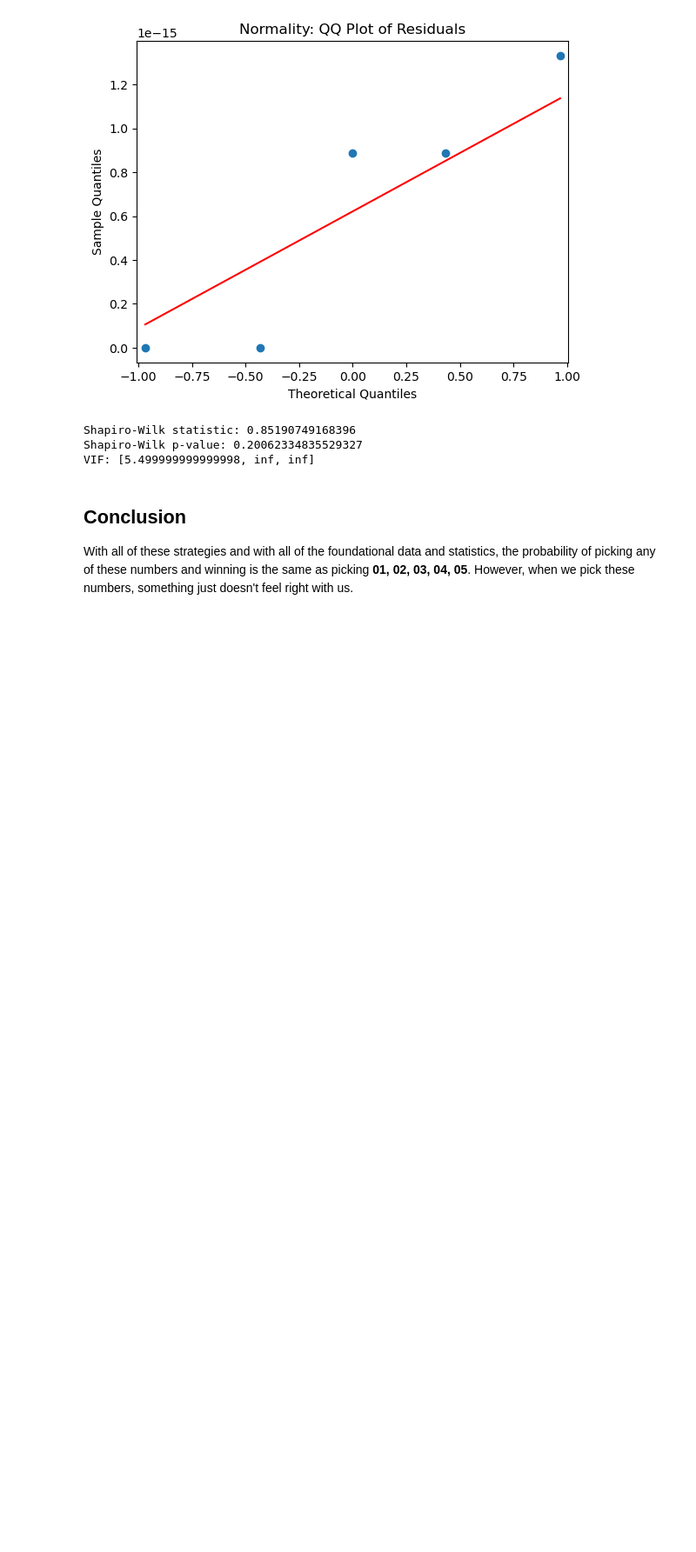
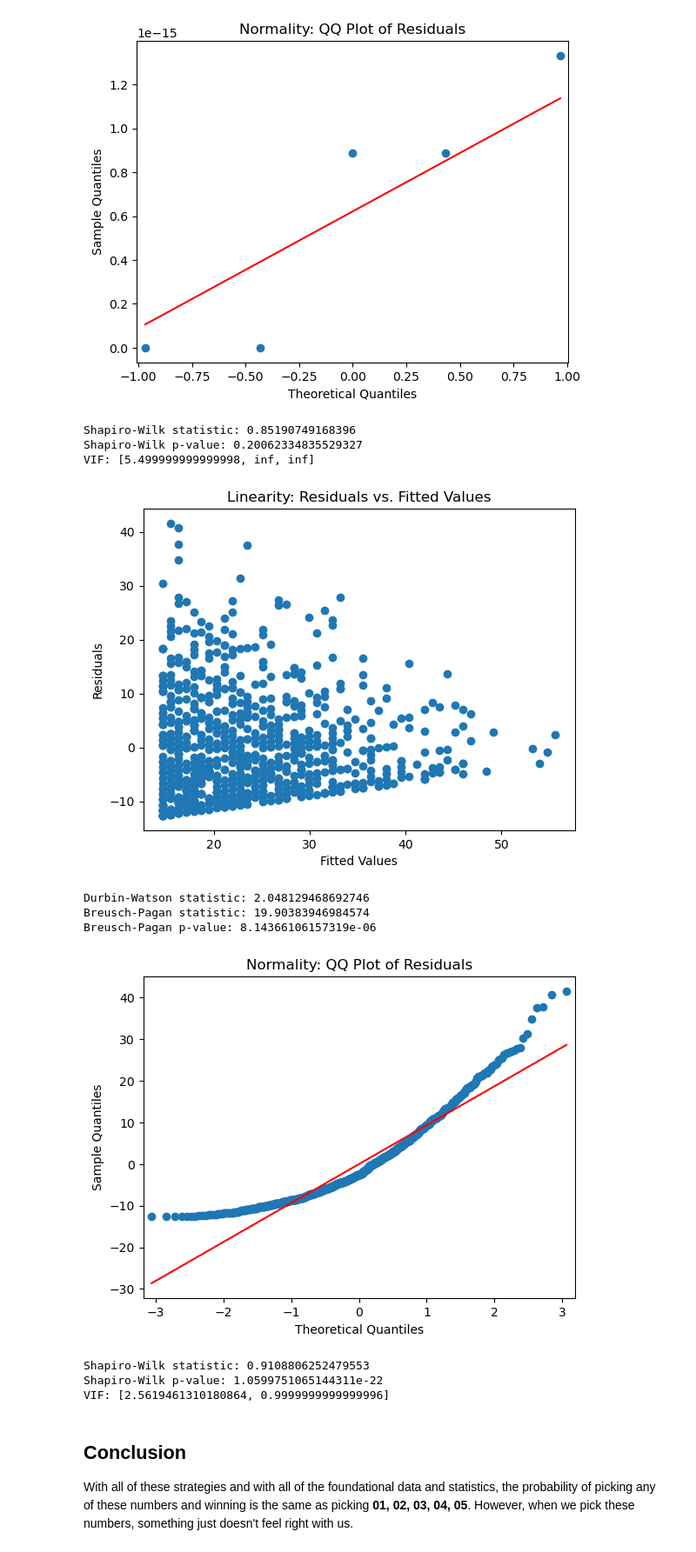
Before and after one commit to thejjserg/lottery-analysis, a Jupyter notebook: lottery-analysis.ipynb, the cells around one changed output. Shown at 87% size. Cells and saved outputs as stored; diff of their text form; code cells hidden in the pictures; blank space fills up the shorter version.

```diff
--- a/lottery-analysis.ipynb
+++ b/lottery-analysis.ipynb
@@ -1856,6 +1860,62 @@ Breusch-Pagan p-value: 0.11168990136907907
 Shapiro-Wilk statistic: 0.85190749168396
 Shapiro-Wilk p-value: 0.20062334835529327
 VIF: [5.499999999999998, inf, inf]
+# %%
+import numpy as np
+import statsmodels.api as sm
+import scipy.stats as stats
+import matplotlib.pyplot as plt
+
+# Sample data
+X = np.array(lottery["First Winning Number"])  # Independent variables
+y = np.array(lottery["Second Winning Number"])                             # Dependent variable
+
+# Fit the model
+X = sm.add_constant(X)  # Add a constant term for the intercept
+model = sm.OLS(y, X).fit()
+
+# Residuals
+residuals = model.resid
+
+# 1. Linearity: Plot residuals vs. fitted values
+plt.scatter(model.fittedvalues, residuals)
+plt.xlabel('Fitted Values')
+plt.ylabel('Residuals')
+plt.title('Linearity: Residuals vs. Fitted Values')
+plt.show()
+
+# 2. Independence: Durbin-Watson test
+dw_statistic = sm.stats.stattools.durbin_watson(residuals)
+print("Durbin-Watson statistic:", dw_statistic)
+
+# 3. Homoscedasticity: Residuals vs. Fitted Values plot (already shown), and Breusch-Pagan test
+bp_statistic, bp_p_value, _, _ = sm.stats.diagnostic.het_breuschpagan(residuals, model.model.exog)
+print("Breusch-Pagan statistic:", bp_statistic)
+print("Breusch-Pagan p-value:", bp_p_value)
+
+# 4. Normality: QQ plot of residuals
+sm.qqplot(residuals, line='s')
+plt.title('Normality: QQ Plot of Residuals')
+plt.show()
+
+# Shapiro-Wilk test for normality
+shapiro_statistic, shapiro_p_value = stats.shapiro(residuals)
+print("Shapiro-Wilk statistic:", shapiro_statistic)
+print("Shapiro-Wilk p-value:", shapiro_p_value)
+
+# 5. No Perfect Multicollinearity: Variance Inflation Factor (VIF)
+from statsmodels.stats.outliers_influence import variance_inflation_factor
+vif = [variance_inflation_factor(X, i) for i in range(X.shape[1])]
+print("VIF:", vif)
+# %% [output]
+[figure, added]
+Durbin-Watson statistic: 2.048129468692746
+Breusch-Pagan statistic: 19.90383946984574
+Breusch-Pagan p-value: 8.14366106157319e-06
+[figure, added]
+Shapiro-Wilk statistic: 0.9108806252479553
+Shapiro-Wilk p-value: 1.0599751065144311e-22
+VIF: [2.5619461310180864, 0.9999999999999996]
 # %% [markdown]
 ## Conclusion
 
```
Also changed, not shown: parts of 2 cells of this notebook.
